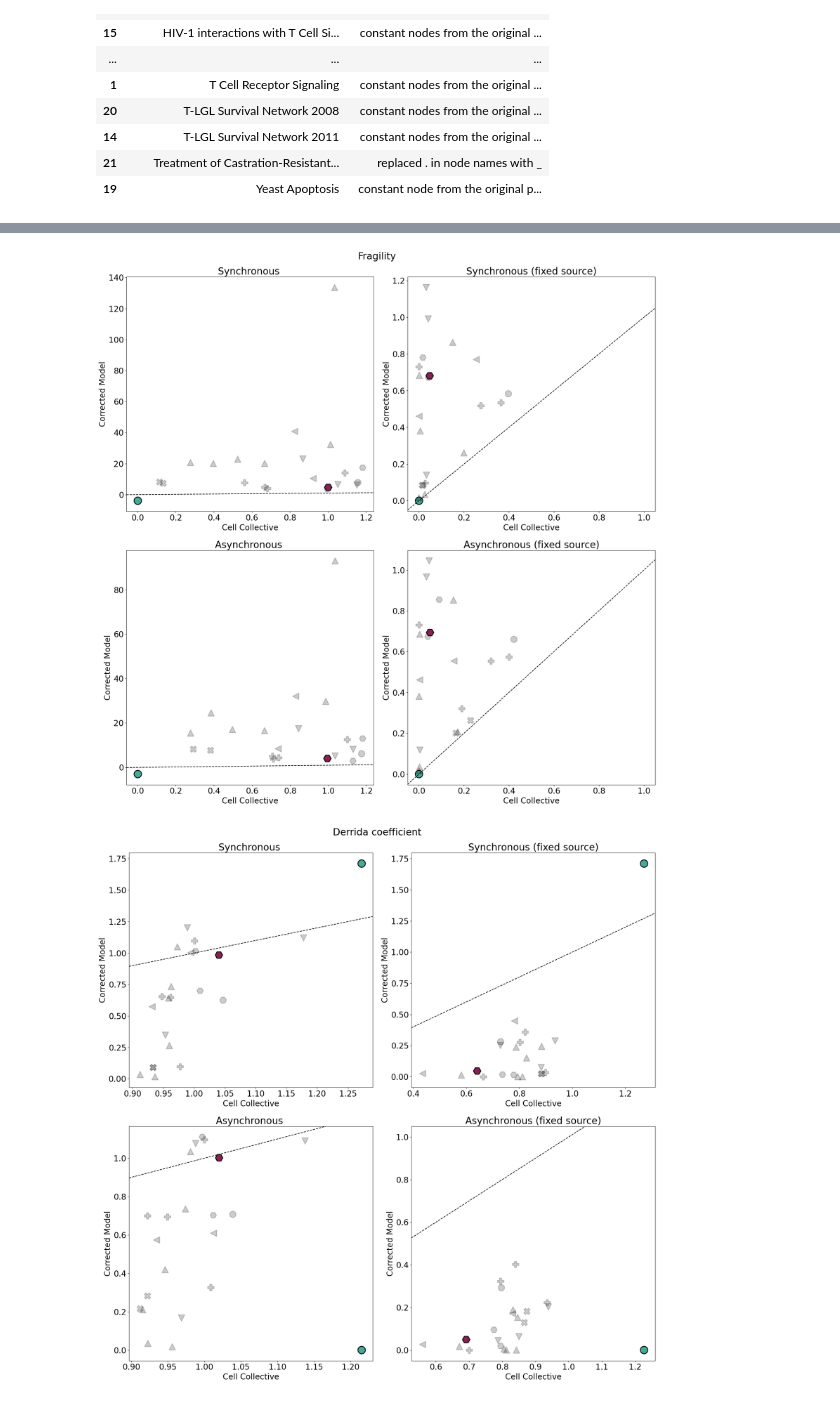
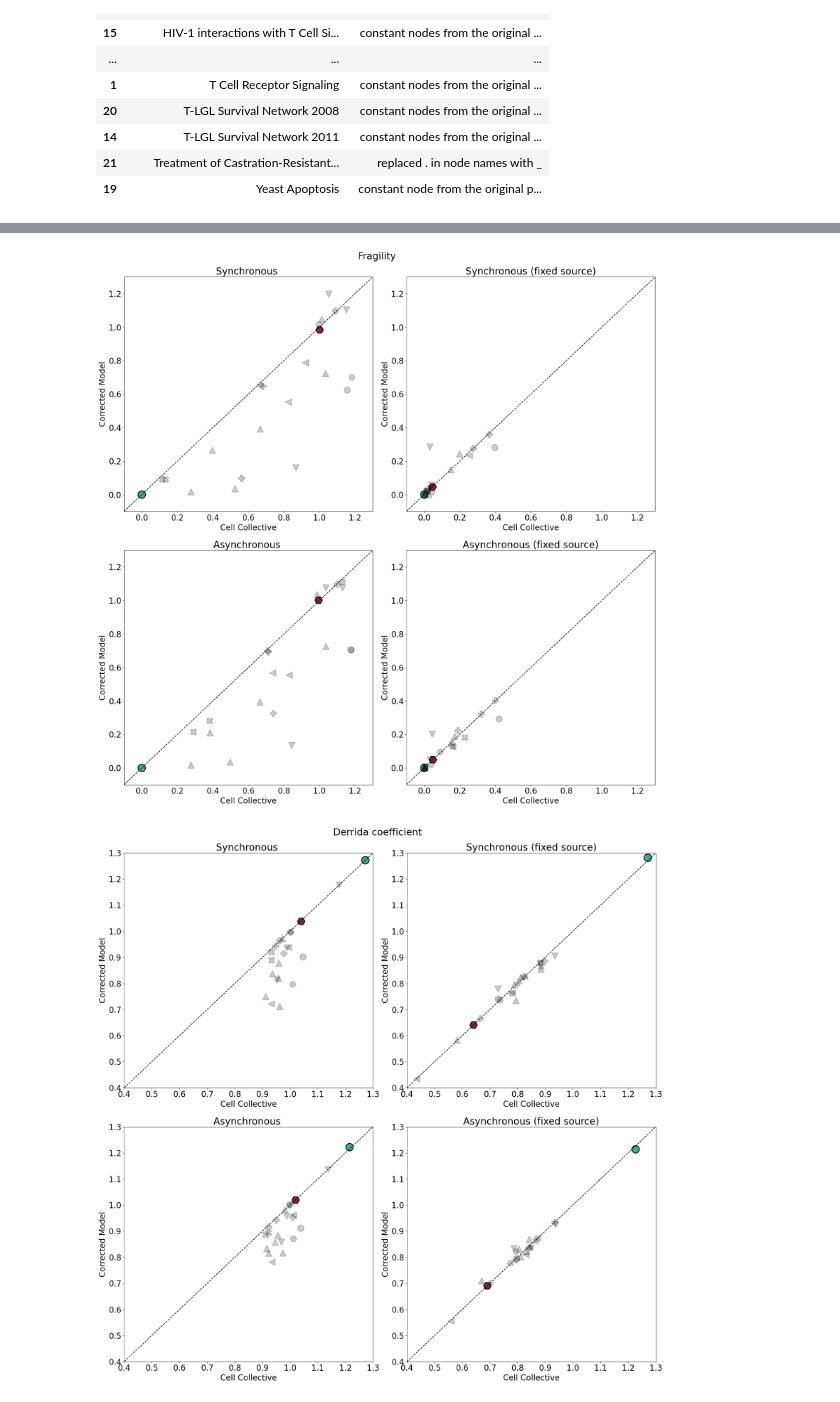
Before and after one commit to kyuhyongpark/cubewalkers-analysis, a Jupyter notebook: corrections_comparisons_analysis.ipynb, the cells around one changed output, grey strips where cells are left out. Saved outputs shown, nothing was run; the diff lists cells and outputs as text; code cells hidden in the pictures.

Commit message:
Correction to plots

```diff
--- a/corrections_comparisons_analysis.ipynb
+++ b/corrections_comparisons_analysis.ipynb
@@ -216,6 +217,8 @@ category_symbol_dict = {
 measures_label_dict = {'S': 'Synchronous', 'A': 'Asynchronous', '': '', 'NS': '(fixed source)', 'QC': 'Quasicoherence',
                        'FQC': 'Fuzzy Quasicoherence', 'FHD': 'Final Hamming distance', 'F': 'Fragility', 'DC': 'Derrida coefficient'}
 
+axis_bounds = {'QC': [0.6, 1.1], 'FQC': [0.9, 1.01], 'FHD': [-0.1, 1.8], 'F': [-0.1, 1.3], 'DC': [0.4, 1.3]}
+
 def hc(df):
     return [highlight_dict.get(name, default_highlight)[0] for name in df['name']]
 def hs(df):
@@ -236,6 +239,8 @@ for measure in ['QC', 'FQC', 'FHD', 'F', 'DC']:
                 label = scheme+measure+sources
                 ax[i,j].scatter(group[label],group['C' + label],c=hc(group),s=hs(group),alpha=halpha(group),marker=category_symbol_dict[name],linewidths=2,edgecolor='k')
                 ax[i,j].set_title(measures_label_dict[scheme] + ' ' + measures_label_dict[sources])
+                ax[i,j].set_xlim(axis_bounds[measure][0], axis_bounds[measure][1])
+                ax[i,j].set_ylim(axis_bounds[measure][0], axis_bounds[measure][1])
 
     for sub_ax in ax.flatten():
         sub_ax.axline((1,1),slope=1,linestyle='--',color='k')
@@ -255,2 +260,2 @@ for measure in ['QC', 'FQC', 'FHD', 'F', 'DC']:
-[figure, old version]
+[figure, new version]
-[figure, old version]
+[figure, new version]
```
Also changed, not shown: parts of 2 cells of this notebook, 10 other files.
